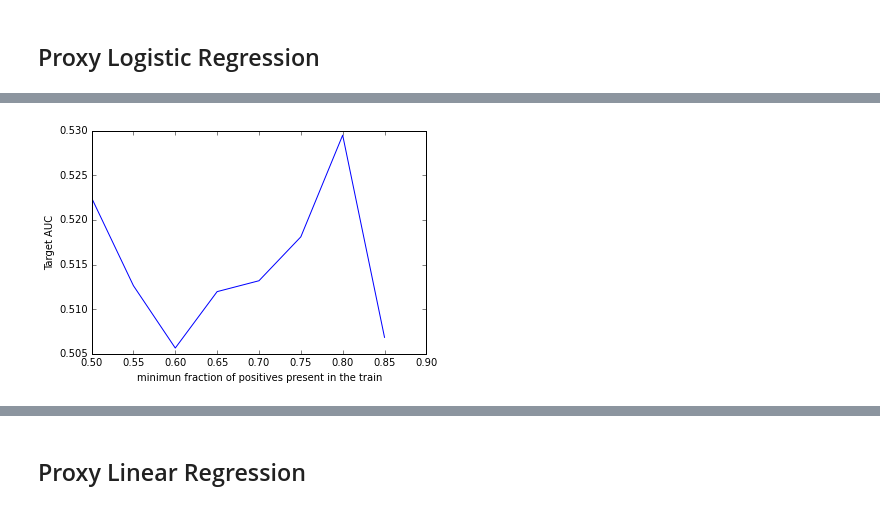
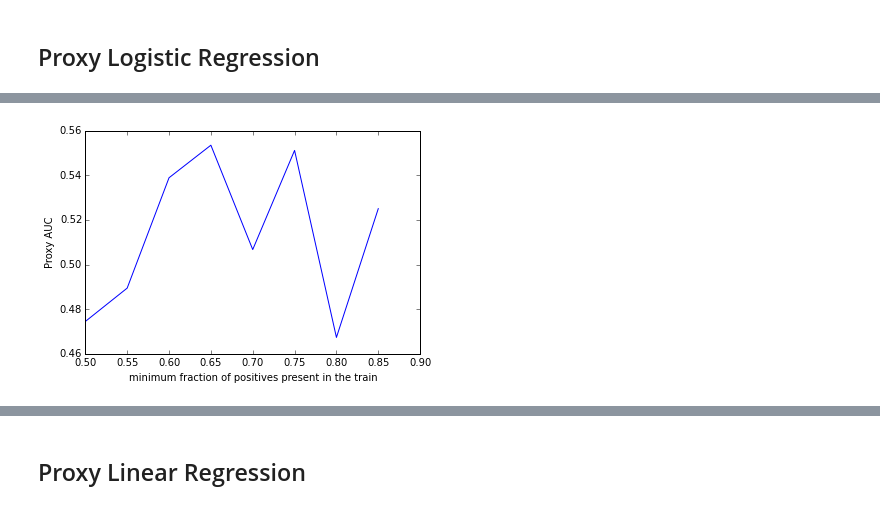
Before and after one commit to pinesol/intro-ds-hai, a Jupyter notebook: Proxy Regression.ipynb, the cells around one changed output, grey strips where cells are left out. Cells and saved outputs as stored; diff of their text form; code cells hidden in the pictures.

Commit message:
big changes to classifier.py and Proxy Regression.ipynb

```diff
--- a/Proxy Regression.ipynb
+++ b/Proxy Regression.ipynb
@@ -50,5 +51,3 @@ Provider ID
-# %%
-working_df=DF.drop(['City', 'State'],axis = 1)
 # %% [markdown]
 **First we must create our Own sklearn.cross_validation.train_test_split.**
 
@@ -143,7 +167,7 @@ splitTestTrainIndices(DF = working_df,target_column_name = 'Bin 2014', proxy_col
 ## Proxy Logistic Regression
 # %%
 
-def proxyLogisticRegression(DF,target_column_name, proxy_column_name, min_frac_positive = 0.75):
+def proxyLogisticRegression(DF, target_column_name, proxy_column_name, train_size = 0.75):
     """ Performs logostic regression using a proxy variable Y_s. This means that we train the dataset on the proxy variable Y_s
     and test the AUC of our model using the target variable Y.
     In this function we are also calculating the AUC for Y_s to get a general sense of how good our model is.
@@ -155,7 +179,7 @@ def proxyLogisticRegression(DF,target_column_name, proxy_column_name, min_frac_p
 
         proxy_column_name: the name of the column containing the binary proxy variable.
 
-        min_frac_positive: float. the mean fraction of overall positives we want the training DF to contain. default = 0.75.
+        train_size: float. the mean fraction of overall positives we want the training DF to contain. default = 0.75.
 
     Returns:
         AUC_target: AUC score for target variable Y when trained on Y_s
@@ -169,8 +193,8 @@ def proxyLogisticRegression(DF,target_column_name, proxy_column_name, min_frac_p
     Y_s = DF[proxy_column_name]
     X = DF.drop([proxy_column_name,target_column_name],axis = 1)
 
-    # Set up Crossvalidation
-    train_ix, test_ix =splitTestTrainIndices(working_df , target_column_name, proxy_column_name, min_frac_positive)
+    # Split test and training data
+    train_ix, test_ix = splitTestTrainIndicesWithProxy(DF, target_column_name, proxy_column_name, train_size)
     X_train, X_test = X.ix[train_ix], X.ix[test_ix]
     Y_train, Y_test = Y.ix[train_ix], Y.ix[test_ix]
     Y_s_train, Y_s_test = Y_s.ix[train_ix], Y_s.ix[test_ix]
@@ -179,11 +203,13 @@ def proxyLogisticRegression(DF,target_column_name, proxy_column_name, min_frac_p
     assert Y_s_train.shape == Y_train.shape
     assert Y_s_test.shape == Y_test.shape
 
+    # TODO(maya): Do cross validation here! This will result in less variable AUCs results.
+
     # init classifier instance
-    clf = linear_model.LogisticRegression() #C=1e30
+    clf = linear_model.LogisticRegression() #C=1 by default
 
     # train on Y_s
-    clf.fit(X_train, Y_s_train)
+    clf = clf.fit(X_train, Y_s_train)
 
     # evaluate AUC for Y
     AUC_target = roc_auc_score(y_true = Y_test, y_score = clf.decision_function(X_test))
@@ -201,27 +227,26 @@ proxyLogisticRegression(DF = working_df, target_column_name = 'Bin 2013', proxy_
 # %%
-def meanAucWithProxy(num_of_trials = 100, min_frac_positive = 0.78):
+def meanAucWithProxy(num_of_trials, train_size = 0.75):
     """ Function evaluated the mean and standard deviation of AUC for both the predicted target variable
     and predicted proxy variable
         Args:
             num_of_trials: int. the number of times the logistic regression will be run to calculate AUC.
-            min_frac_positive: float. the mean fraction of overall positives we want the training DF to contain. default = 0.75.
+            train_size: float. the mean fraction of overall positives we want the training DF to contain. default = 0.75.
         Returns:
     """
     AUCs_target = []
     AUCs_proxy = []
 
     for i in xrange(num_of_trials):
-
         # get the AUC for Target and Proxy for each instance of logistics regression
-        AUC_target, AUC_proxy = proxyLogisticRegression(working_df,'Bin 2013', 'Bin 2014', min_frac_positive)
+        AUC_target, AUC_proxy = proxyLogisticRegression(working_df,'Bin 2013', 'Bin 2014', train_size)
 
         # calculate the mean and std of AUC for target and proxy
         AUCs_target.append(AUC_target)
         AUCs_proxy.append(AUC_proxy)
-        mean = np.mean(AUCs_target), np.mean(AUCs_proxy)
-        std = np.std(AUCs_target), np.std(AUCs_proxy)
+    mean = np.mean(AUCs_target), np.mean(AUCs_proxy)
+    std = np.std(AUCs_target), np.std(AUCs_proxy)
 
     return mean, std
 
-meanAucWithProxy()
+meanAucWithProxy(10)
 # %% [output]
@@ -247,15 +267,15 @@ def AucVariationWithPositives(frac_range):
     """
     list_AUC_target =[]
     list_AUC_proxy = []
-    for f in frac_range:
-        print "testing for fraction: ", f
-        mean, std = meanAucWithProxy(num_of_trials = 200, min_frac_positive = f)
+    for f in train_size_range:
+        print "testing for training size fraction: ", f
+        mean, std = meanAucWithProxy(10, train_size = f)
         mean_AUC_target, mean_AUC_proxy  = mean
         list_AUC_target.append(mean_AUC_target)
         list_AUC_proxy.append(mean_AUC_proxy)
     return list_AUC_target, list_AUC_proxy
 
-frac_range = [0.5, 0.55, 0.6, 0.65, 0.7, 0.75, 0.8, 0.85]
+train_size_range = [0.5, 0.55, 0.6, 0.65, 0.7, 0.75, 0.8, 0.85]
 
-list_AUC_target, list_AUC_proxy = AucVariationWithPositives(frac_range)
+list_AUC_target, list_AUC_proxy = AucVariationWithPositives(train_size_range)
 # %% [output]
@@ -270,7 +299,7 @@ testing for fraction:  0.85
 # %%
-plt.plot(frac_range,list_AUC_target)
-plt.xlabel('minimun fraction of positives present in the train')
-plt.ylabel('Target AUC')
+plt.plot(frac_range,list_AUC_proxy)
+plt.xlabel('minimum fraction of positives present in the train')
+plt.ylabel('Proxy AUC')
 plt.show()
 # %% [output]
-[figure, old version]
+[figure, new version]
```
Also changed, not shown: parts of 13 cells of this notebook, 3 other files.
